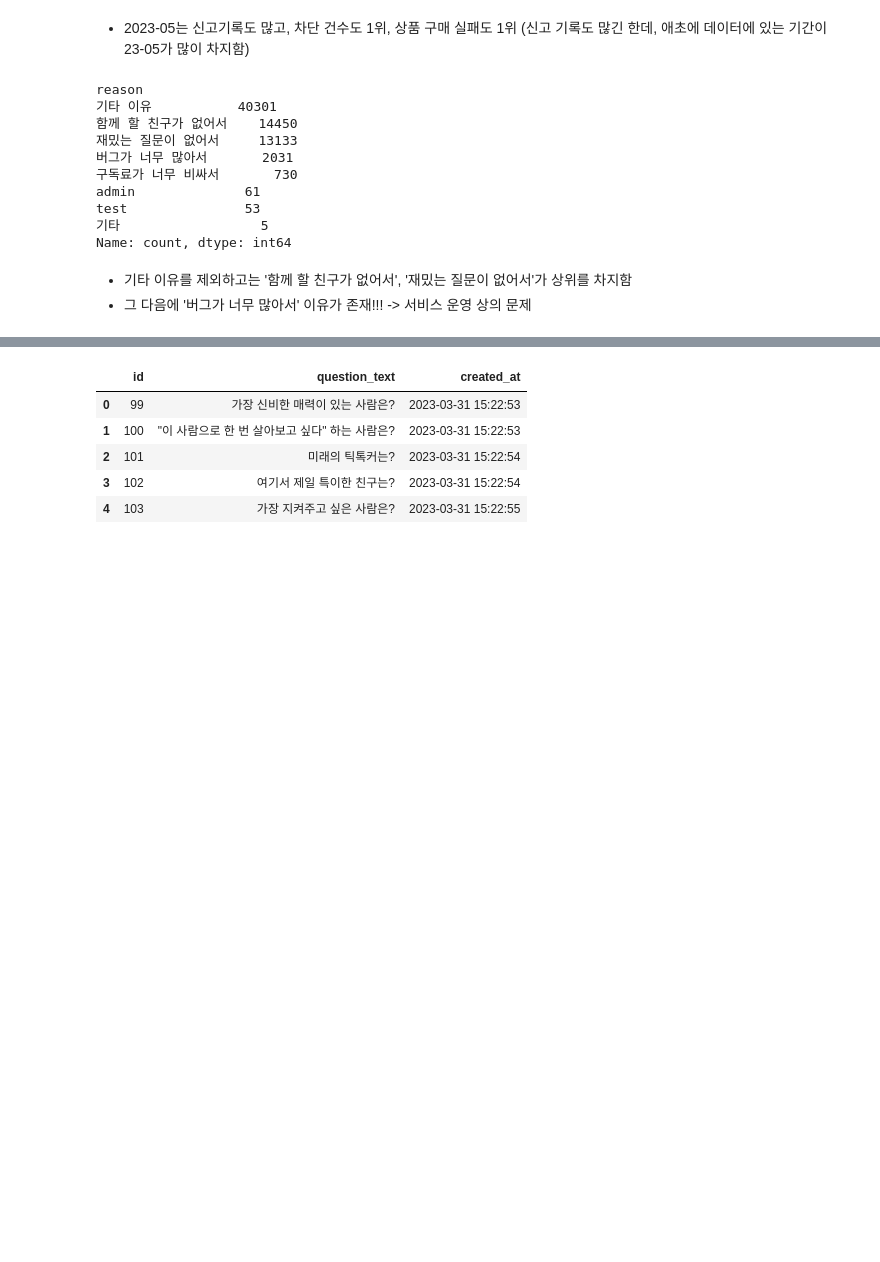
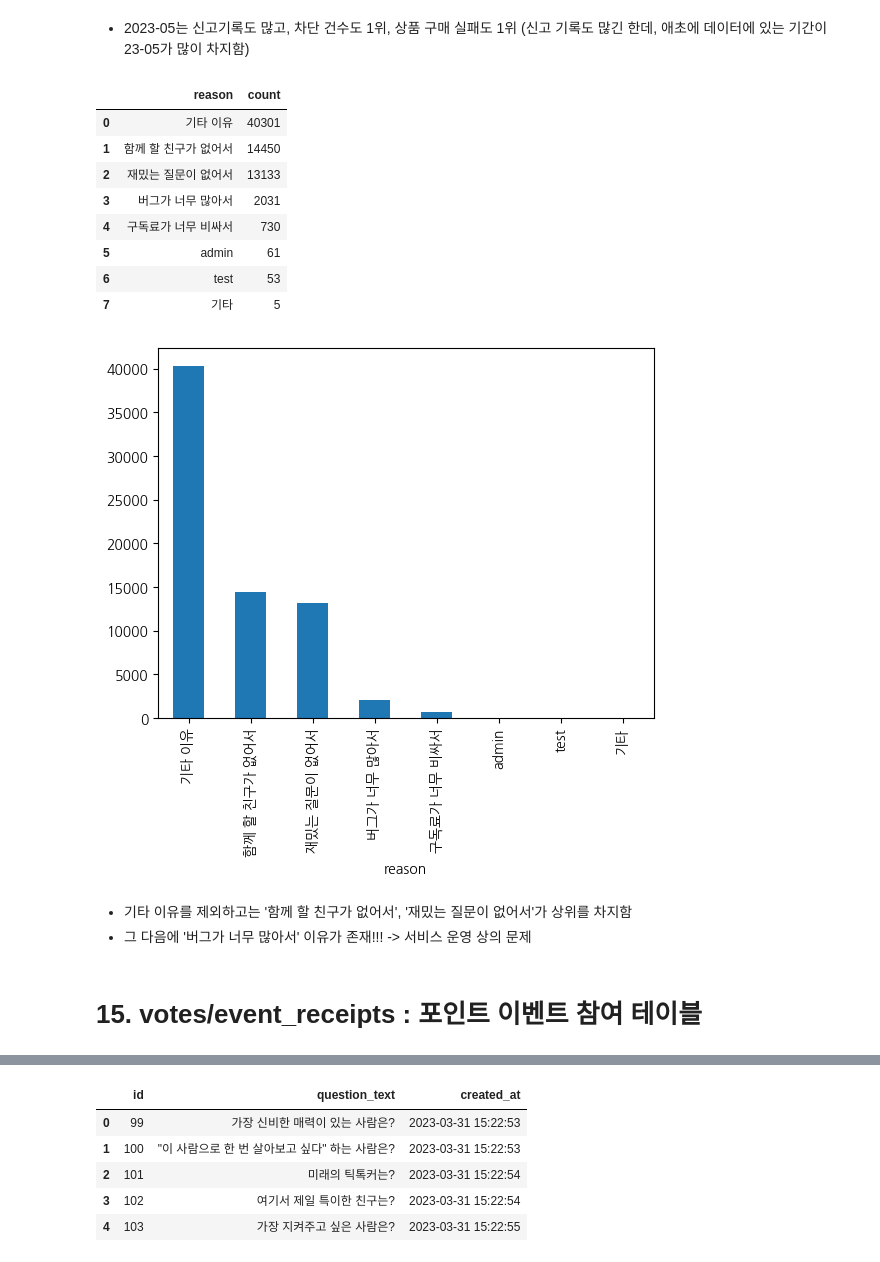
Before and after one commit to seung127/codeit_project, a Jupyter notebook: codeit-project-docker/notebooks/eda.ipynb, the cells around one changed output, grey strips where cells are left out. Saved outputs shown, nothing was run; the diff lists cells and outputs as text; code cells hidden in the pictures; blank space fills up the shorter version.

```diff
--- a/codeit-project-docker/notebooks/eda.ipynb
+++ b/codeit-project-docker/notebooks/eda.ipynb
@@ -617,7 +1423,7 @@ accounts_user_df[accounts_user_df['id'].isin(target_user_list)]
 # GCS 파일 경로
 gcs_path = "gs://codeit-project/votes/accounts_userwithdraw.parquet"
 # 데이터 불러오기
-accounts_userwithdraw_df = pd.read_parquet(gcs_path, storage_options={"token": key_path})
+accounts_userwithdraw_df = pd.read_parquet(gcs_path, storage_options={"token": None})
 
 # 확인
 display(accounts_userwithdraw_df.head())
@@ -683,18 +1509,25 @@ Freq: M, Name: count, dtype: int64
 # %% [markdown]
 - 2023-05는 신고기록도 많고, 차단 건수도 1위, 상품 구매 실패도 1위 (신고 기록도 많긴 한데, 애초에 데이터에 있는 기간이 23-05가 많이 차지함)
 # %%
-accounts_userwithdraw_df['reason'].value_counts()
+# 탈퇴 이유 별 개수
+accounts_userwithdraw_df['reason'].value_counts().reset_index()
 # %% [output]
-reason
-기타 이유           40301
-함께 할 친구가 없어서    14450
-재밌는 질문이 없어서     13133
-버그가 너무 많아서       2031
-구독료가 너무 비싸서       730
-admin              61
-test               53
-기타                  5
-Name: count, dtype: int64
+|  | reason | count |
+| 0 | 기타 이유 | 40301 |
+| 1 | 함께 할 친구가 없어서 | 14450 |
+| 2 | 재밌는 질문이 없어서 | 13133 |
+| 3 | 버그가 너무 많아서 | 2031 |
+| 4 | 구독료가 너무 비싸서 | 730 |
+| 5 | admin | 61 |
+| 6 | test | 53 |
+| 7 | 기타 | 5 |
+# %%
+accounts_userwithdraw_df['reason'].value_counts().plot(kind = 'bar')
+plt.show()
+# %% [output]
+[figure, added]
 # %% [markdown]
 - 기타 이유를 제외하고는 '함께 할 친구가 없어서', '재밌는 질문이 없어서'가 상위를 차지함
 - 그 다음에 '버그가 너무 많아서' 이유가 존재!!! -> 서비스 운영 상의 문제
+# %% [markdown]
+# 15. votes/event_receipts : 포인트 이벤트 참여 테이블
```
Also changed, not shown: parts of 156 cells of this notebook.
